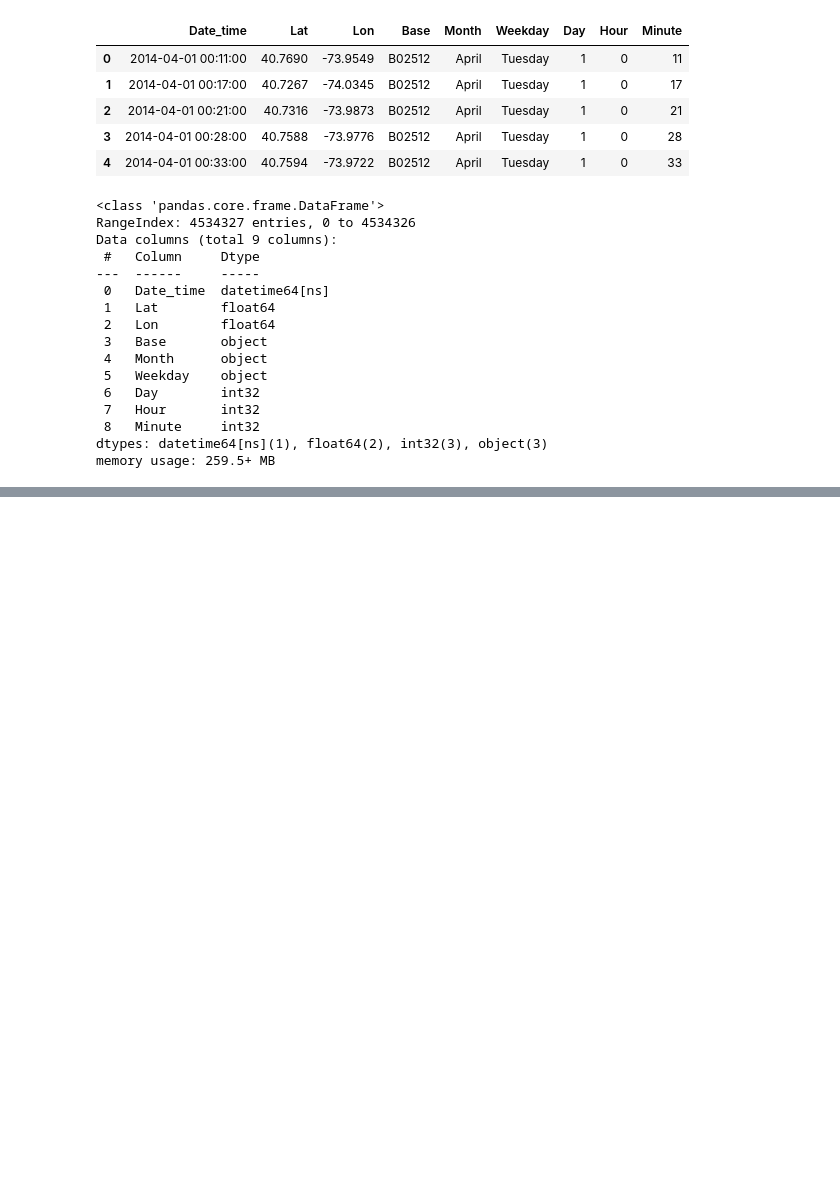
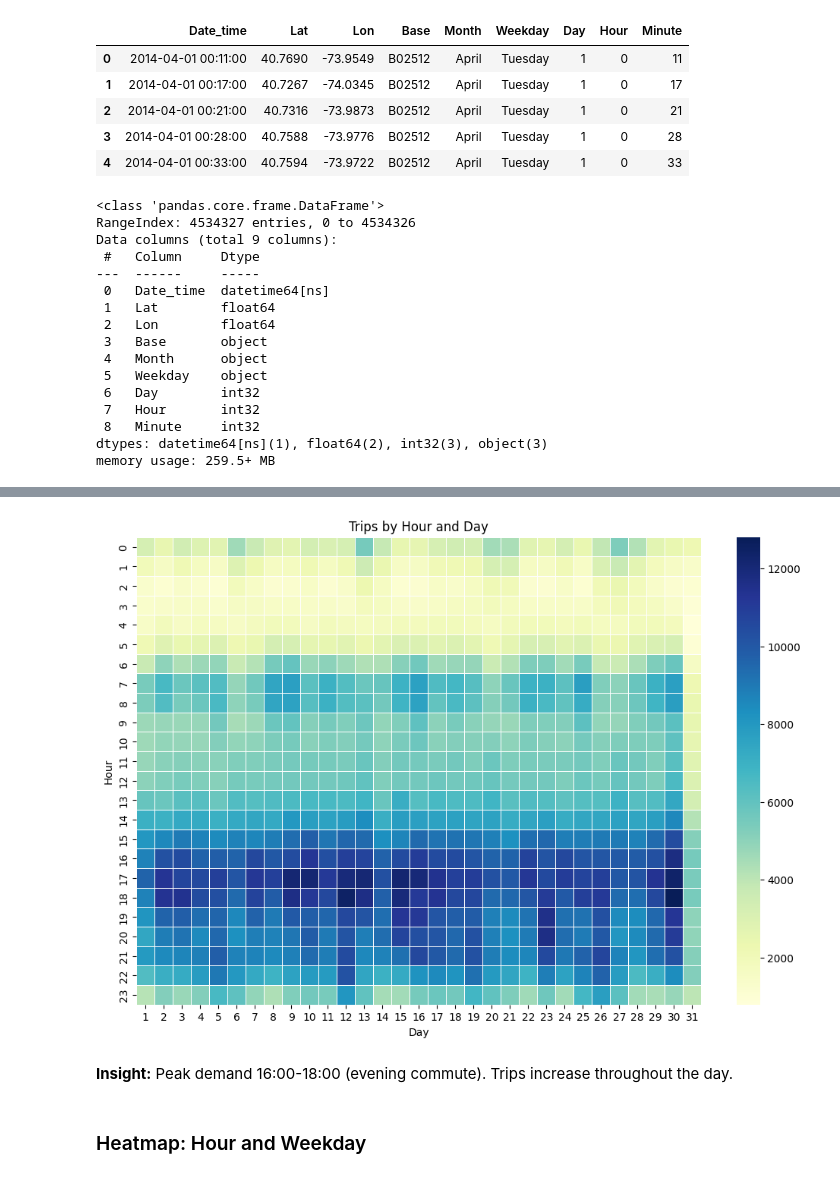
Before and after one commit to atharvpatole/Uber-Data-Analysis, a Jupyter notebook: UberDataAnalysis.ipynb, the cells around one changed output, grey strips where cells are left out. Cells and saved outputs as stored; diff of their text form; code cells hidden in the pictures; blank space fills up the shorter version.

```diff
--- a/UberDataAnalysis.ipynb
+++ b/UberDataAnalysis.ipynb
@@ -16,10 +13,9 @@ from matplotlib import cm #Colormap
 # %%
-#Load the datasets
-
-df_apr14=pd.read_csv("uber-raw-data-apr14.csv")
-df_may14=pd.read_csv("uber-raw-data-may14.csv")
-df_jun14=pd.read_csv("uber-raw-data-jun14.csv")
-df_jul14=pd.read_csv("uber-raw-data-jul14.csv")
-df_aug14=pd.read_csv("uber-raw-data-aug14.csv")
-df_sep14=pd.read_csv("uber-raw-data-sep14.csv")
+# Load datasets using explicit (relative) file paths to their subdirectories if not in root
+df_apr14 = pd.read_csv("files/uber-raw-data-apr14.csv")
+df_may14 = pd.read_csv("files/uber-raw-data-may14.csv")
+df_jun14 = pd.read_csv("files/uber-raw-data-jun14.csv")
+df_jul14 = pd.read_csv("files/uber-raw-data-jul14.csv")
+df_aug14 = pd.read_csv("files/uber-raw-data-aug14.csv")
+df_sep14 = pd.read_csv("files/uber-raw-data-sep14.csv")
 # %%
@@ -625,0 +321,4 @@ People tend to use Uber late at night (around midnight) during weekends.
+# %%
+# Create hour and day heatmap data
+df_hour_day = df.groupby(['Hour', 'Day'], sort=False).apply(count_rows).unstack()
+df_hour_day.head()
@@ -625,0 +334,11 @@ People tend to use Uber late at night (around midnight) during weekends.
+# %%
+plt.figure(figsize=(12,8))
+ax = sns.heatmap(df_hour_day, cmap=cm.YlGnBu, linewidth=0.5)
+ax.set(title="Trips by Hour and Day")
+plt.show()
+# %% [output]
+[figure, added]
+# %% [markdown]
+**Insight:** Peak demand 16:00-18:00 (evening commute). Trips increase throughout the day.
+# %% [markdown]
+### Heatmap: Hour and Weekday
```
Also changed, not shown: parts of 113 cells of this notebook.
